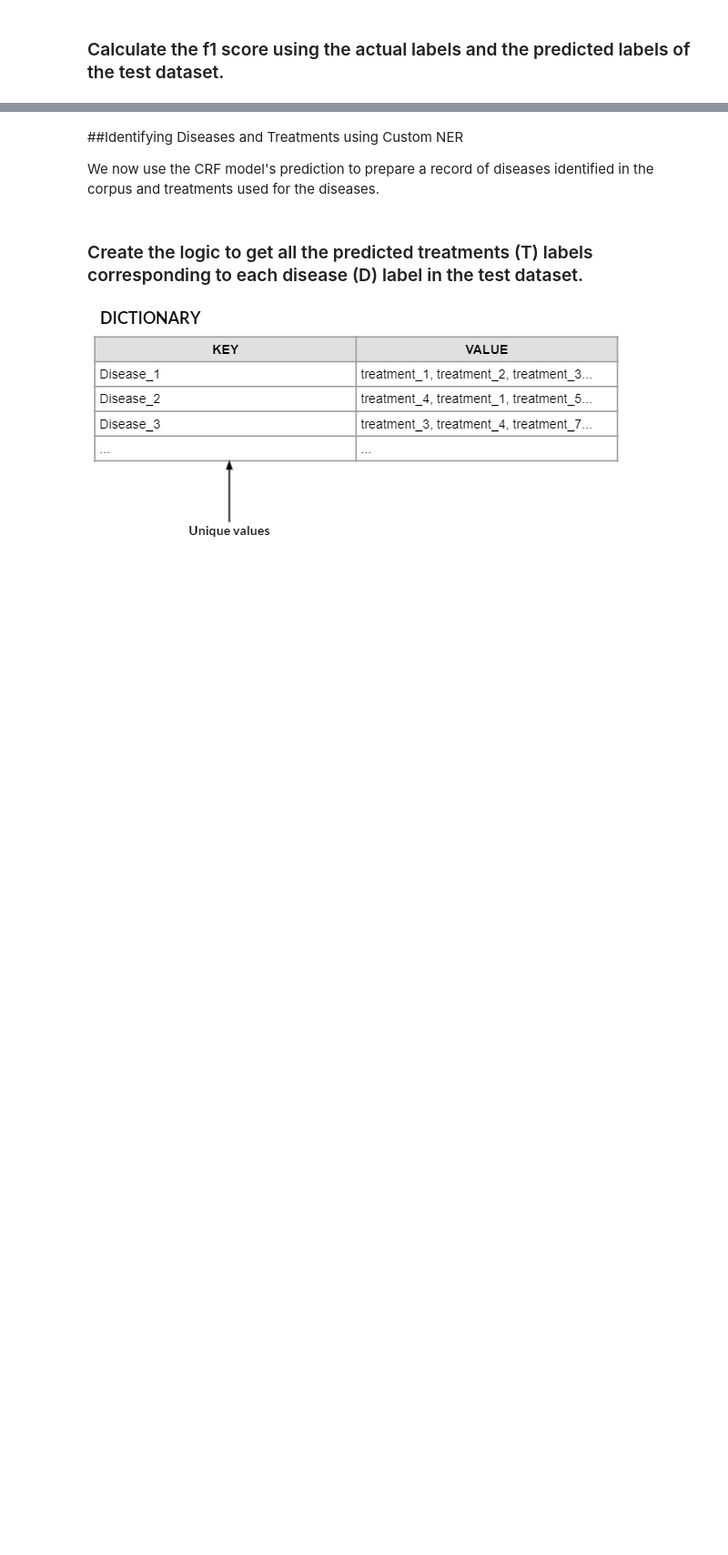
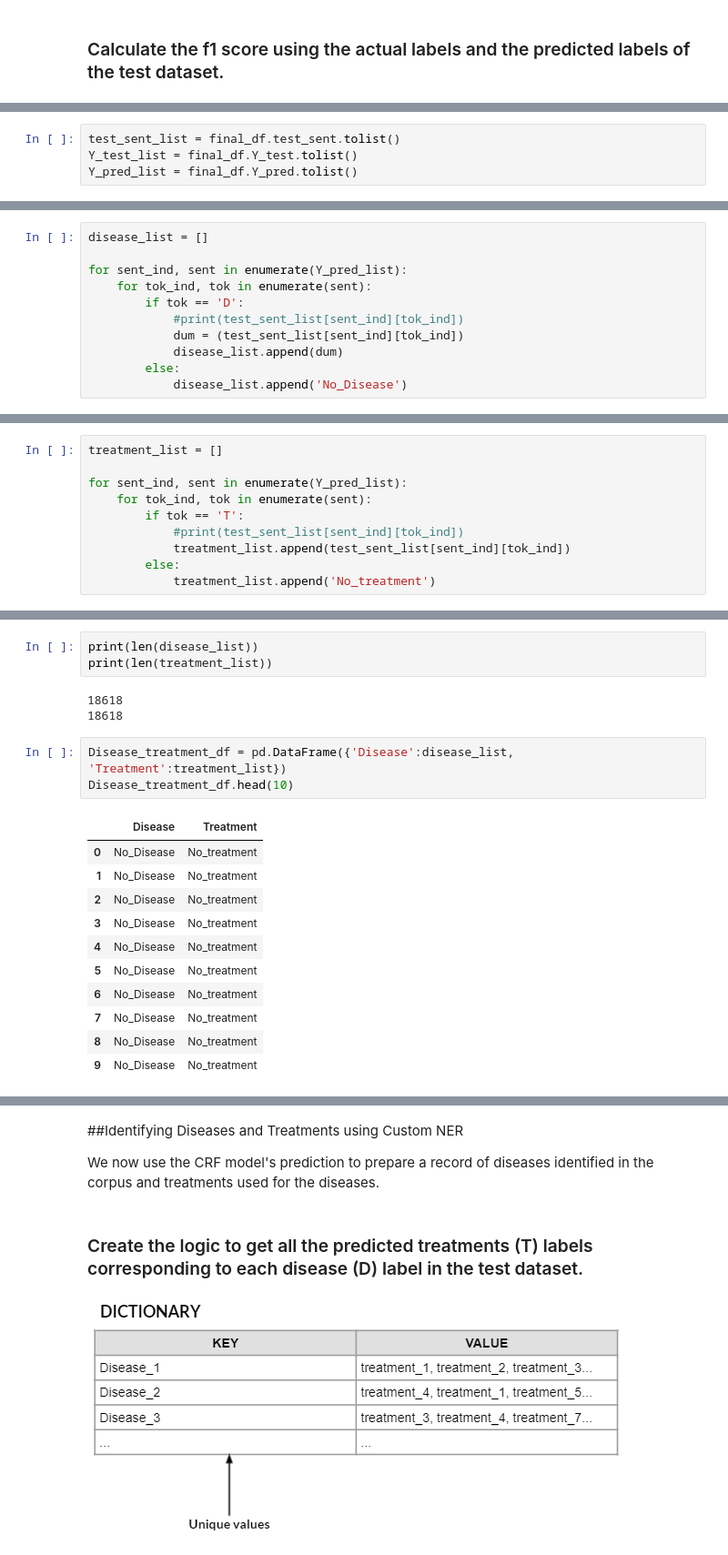
Before and after one commit to abhijeetpj/NLP-Name-Entity-Recognition, a Jupyter notebook: Assignment.ipynb, the cells around one changed output, grey strips where cells are left out. Shown at 91% size. Drawn from its saved outputs; the diff is of its cells as text; blank space fills up the shorter version.

```diff
--- a/Assignment.ipynb
+++ b/Assignment.ipynb
@@ -249,0 +436,4 @@ Check that both sentences and labels are processed
+# %%
+test_sent_list = final_df.test_sent.tolist()
+Y_test_list = final_df.Y_test.tolist()
+Y_pred_list = final_df.Y_pred.tolist()
@@ -249,0 +468,11 @@ Check that both sentences and labels are processed
+# %%
+disease_list = []
+
+for sent_ind, sent in enumerate(Y_pred_list):
+    for tok_ind, tok in enumerate(sent):
+        if tok == 'D':
+            #print(test_sent_list[sent_ind][tok_ind])
+            dum = (test_sent_list[sent_ind][tok_ind])
+            disease_list.append(dum)
+        else:
+            disease_list.append('No_Disease')
@@ -249,0 +499,10 @@ Check that both sentences and labels are processed
+# %%
+treatment_list = []
+
+for sent_ind, sent in enumerate(Y_pred_list):
+    for tok_ind, tok in enumerate(sent):
+        if tok == 'T':
+            #print(test_sent_list[sent_ind][tok_ind])
+            treatment_list.append(test_sent_list[sent_ind][tok_ind])
+        else:
+            treatment_list.append('No_treatment')
@@ -249,0 +539,21 @@ Check that both sentences and labels are processed
+# %%
+print(len(disease_list))
+print(len(treatment_list))
+# %% [output]
+18618
+18618
+# %%
+Disease_treatment_df = pd.DataFrame({'Disease':disease_list, 'Treatment':treatment_list})
+Disease_treatment_df.head(10)
+# %% [output]
+|  | Disease | Treatment |
+| 0 | No_Disease | No_treatment |
+| 1 | No_Disease | No_treatment |
+| 2 | No_Disease | No_treatment |
+| 3 | No_Disease | No_treatment |
+| 4 | No_Disease | No_treatment |
+| 5 | No_Disease | No_treatment |
+| 6 | No_Disease | No_treatment |
+| 7 | No_Disease | No_treatment |
+| 8 | No_Disease | No_treatment |
+| 9 | No_Disease | No_treatment |
```
Also changed, not shown: parts of 34 cells of this notebook.
